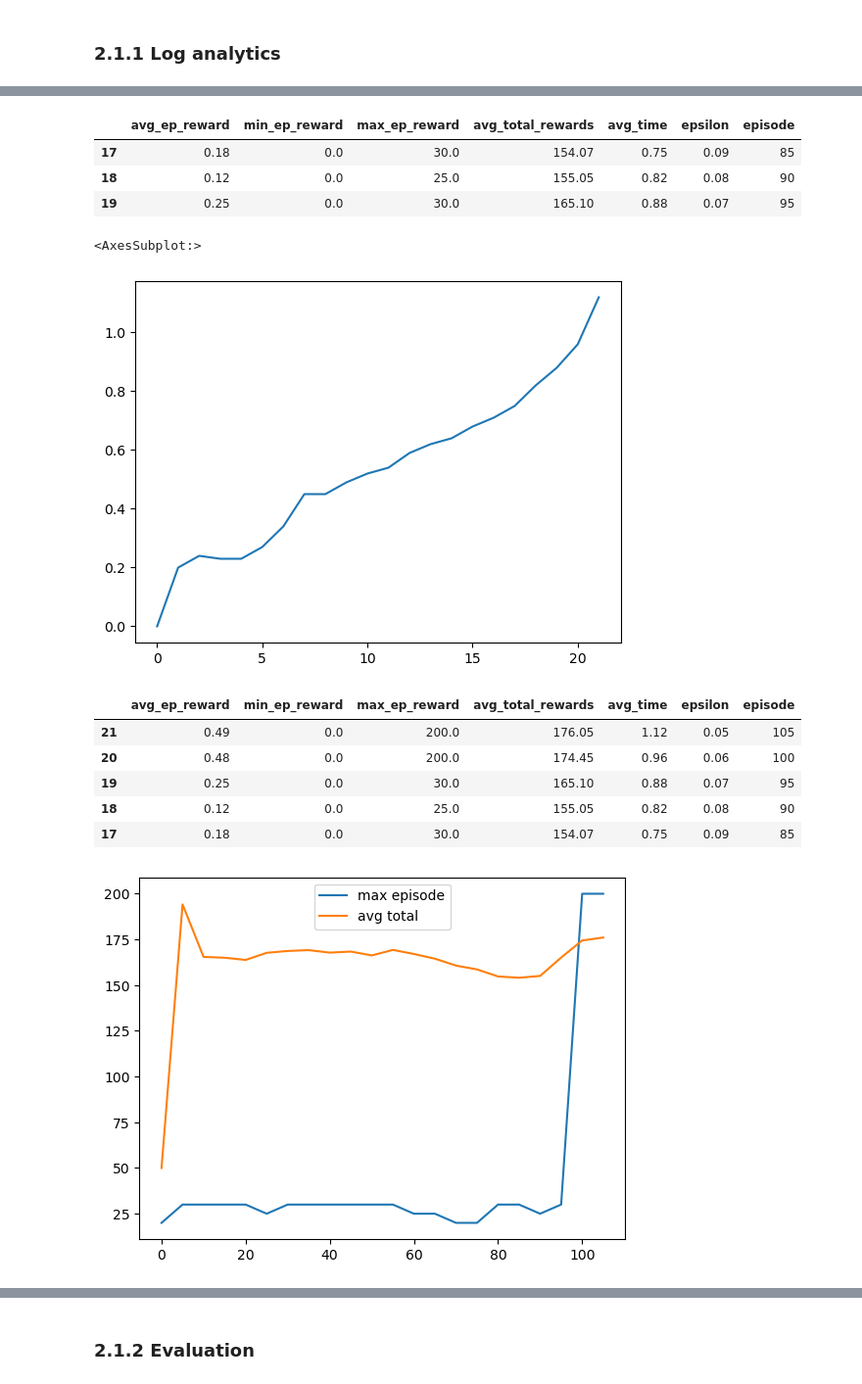
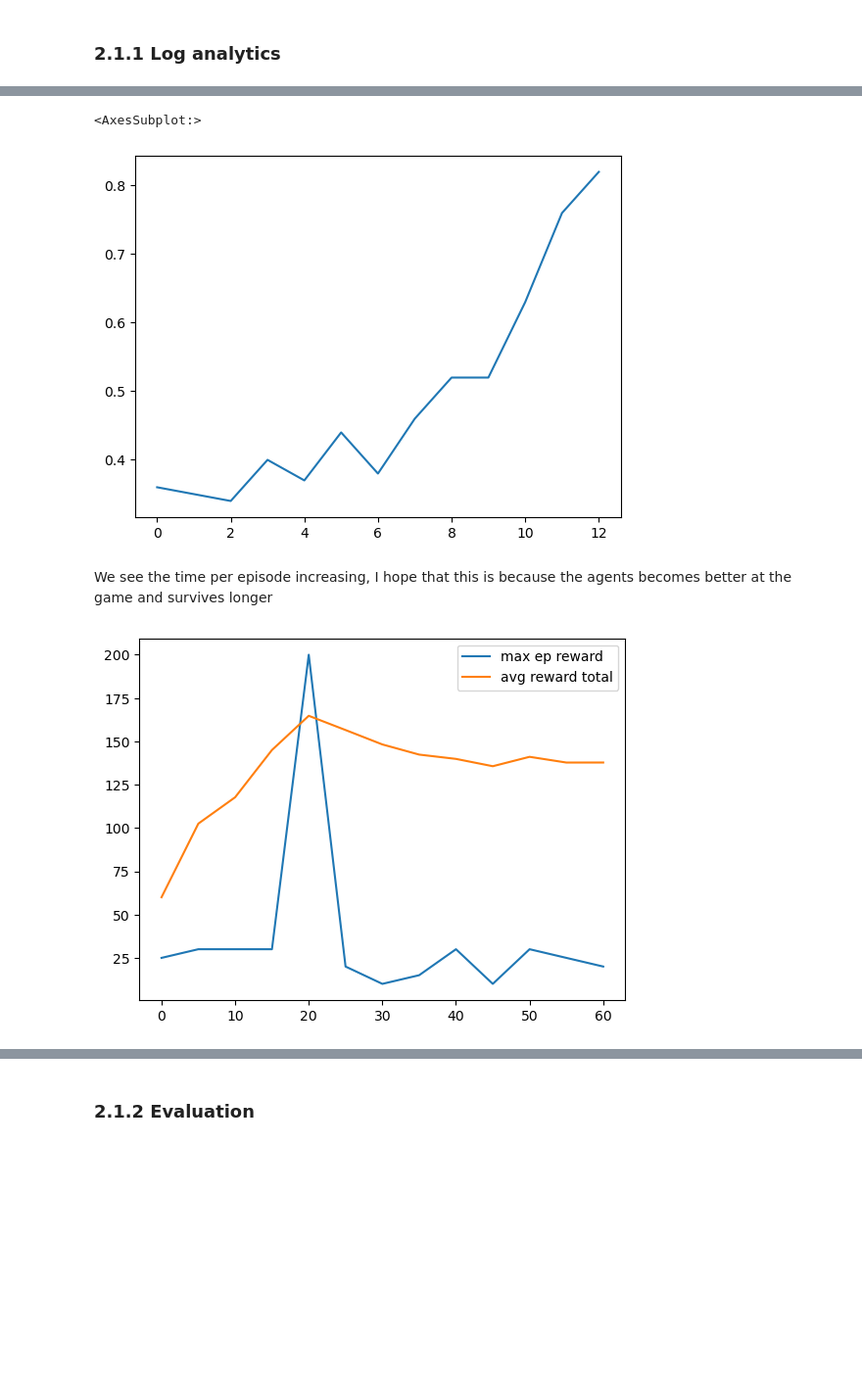
Before and after one commit to 4rn3/rl_school_project, a Jupyter notebook: space_invaders.ipynb, the cells around one changed output, grey strips where cells are left out. Shown at 98% size. Drawn from its saved outputs; the diff is of its cells as text; code cells hidden in the pictures; blank space fills up the shorter version.

```diff
--- a/space_invaders.ipynb
+++ b/space_invaders.ipynb
@@ -252,6 +270,7 @@ plot_res(Total_rewards,'DQN_train2')
 # %% [markdown]
 ### 2.1.1 Log analytics
 # %%
-dqn_df = pd.read_csv('./logs/DQN_logs/DQN.csv')
-dqn_df.sort_values(by=["avg_ep_reward","max_ep_reward","avg_total_rewards"], ascending=False).head(5)
+#Highest average rewards
+dqn_df = pd.read_csv('./logs/DQN_logs/DQN2.csv')
+dqn_df.sort_values(by=["avg_ep_reward", "avg_score", "max_ep_reward"], ascending=False).head(5)
 # %% [output]
@@ -264,29 +283,14 @@ dqn_df.sort_values(by=["avg_ep_reward","max_ep_reward","avg_total_rewards"], asc
-# %%
-#Highest (non averaged) total rewards
-dqn_df[dqn_df["episode"].isin([85,90,95])]
-# %% [output]
-|  | avg_ep_reward | min_ep_reward | max_ep_reward | avg_total_rewards | avg_time | epsilon | episode |
-| 17 | 0.18 | 0.0 | 30.0 | 154.07 | 0.75 | 0.09 | 85 |
-| 18 | 0.12 | 0.0 | 25.0 | 155.05 | 0.82 | 0.08 | 90 |
-| 19 | 0.25 | 0.0 | 30.0 | 165.10 | 0.88 | 0.07 | 95 |
 # %%
 dqn_df["avg_time"].plot.line()
 # %% [output]
 <AxesSubplot:>
-[figure, old version]
+[figure, new version]
-# %%
-dqn_df.sort_values(by=["avg_time"], ascending=False).head(5)
-# %% [output]
-|  | avg_ep_reward | min_ep_reward | max_ep_reward | avg_total_rewards | avg_time | epsilon | episode |
-| 21 | 0.49 | 0.0 | 200.0 | 176.05 | 1.12 | 0.05 | 105 |
-| 20 | 0.48 | 0.0 | 200.0 | 174.45 | 0.96 | 0.06 | 100 |
-| 19 | 0.25 | 0.0 | 30.0 | 165.10 | 0.88 | 0.07 | 95 |
-| 18 | 0.12 | 0.0 | 25.0 | 155.05 | 0.82 | 0.08 | 90 |
-| 17 | 0.18 | 0.0 | 30.0 | 154.07 | 0.75 | 0.09 | 85 |
+# %% [markdown]
+<p>We see the time per episode increasing, I hope that this is because the agents becomes better at the game and survives longer</p>
 # %%
-plt.plot(dqn_df["episode"], dqn_df["max_ep_reward"], label="max episode")
-plt.plot(dqn_df["episode"], dqn_df["avg_total_rewards"], label="avg total")
+plt.plot(dqn_df["episode"], dqn_df["max_ep_reward"], label="max ep reward")
+plt.plot(dqn_df["episode"], dqn_df["avg_score"], label="avg reward total")
 plt.legend(loc="best")
 plt.show()
 # %% [output]
-[figure, old version]
+[figure, new version]
```
Also changed, not shown: parts of 14 cells of this notebook.
